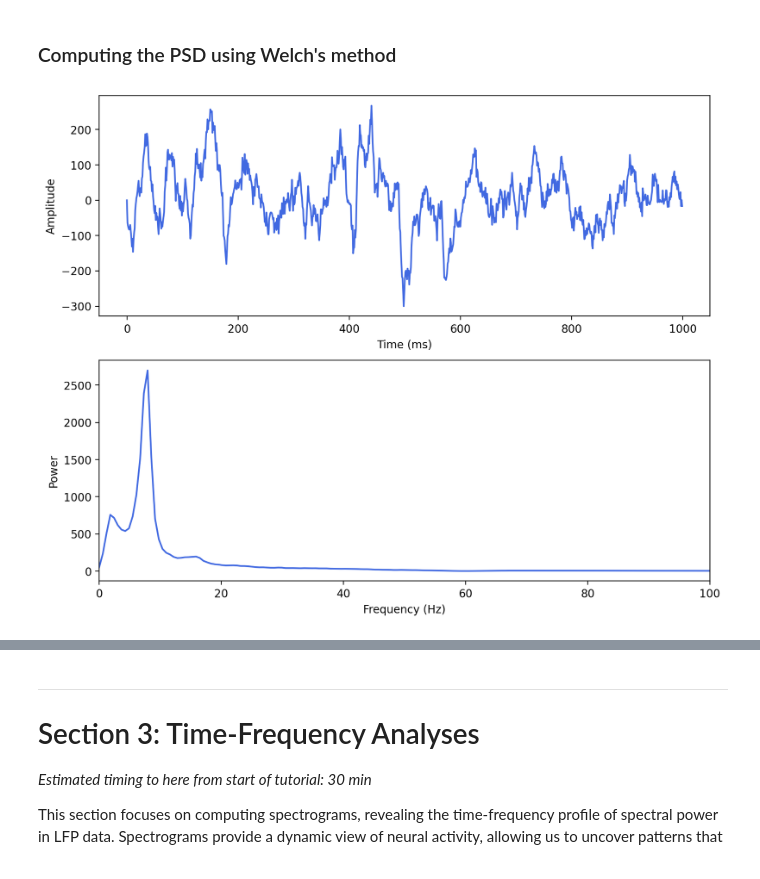
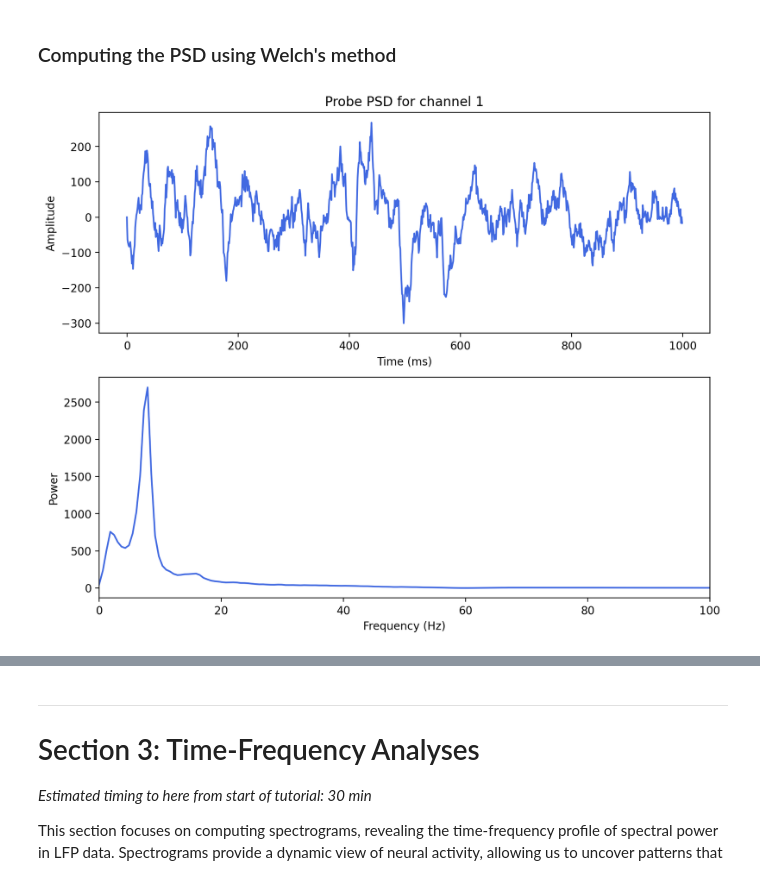
Before and after one commit to lucaase/LFP-analysis-HS, a Jupyter notebook: Course-Notebook.ipynb, the cells around one changed output, grey strips where cells are left out. Saved outputs shown, nothing was run; the diff lists cells and outputs as text; code cells hidden in the pictures.

```diff
--- a/Course-Notebook.ipynb
+++ b/Course-Notebook.ipynb
@@ -284,21 +284,22 @@ Gain insights into the frequency components that dominate the LFP signals.
 # %%
 plt.figure(figsize=(10, 8))
 plt.subplot(2, 1, 1)
+plt.title('Probe PSD for channel 1')
 plt.plot(probe_LFP[0, 0:1000], 'royalblue')
 plt.xlabel('Time (ms)')
 plt.ylabel('Amplitude')
 
 plt.subplot(2, 1, 2)
 probe_freqs, probe_psd = signal.welch(probe_LFP[0, :], fs=probe_fs, nperseg=1024)
-plt.plot(probe_freqs, probe_psd, 'royalblue')
+plt.plot(probe_freqs, probe_psd, color='royalblue')
 plt.xlabel('Frequency (Hz)')
 plt.ylabel('Power')
 plt.xlim([0, 100])
 plt.show()
 
 #
 # %% [output]
-[figure, old version]
+[figure, new version]
 # %%
 probe_freqs, probe_psd = signal.welch(probe_LFP, fs=probe_fs, nperseg=1024)
 
```
Also changed, not shown: parts of 13 cells of this notebook.
